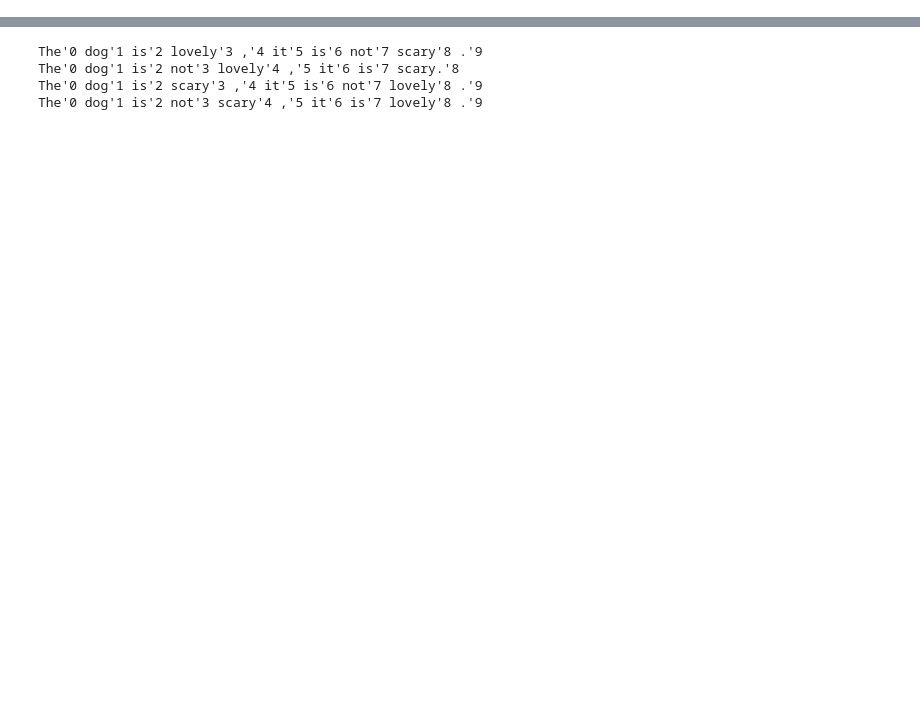
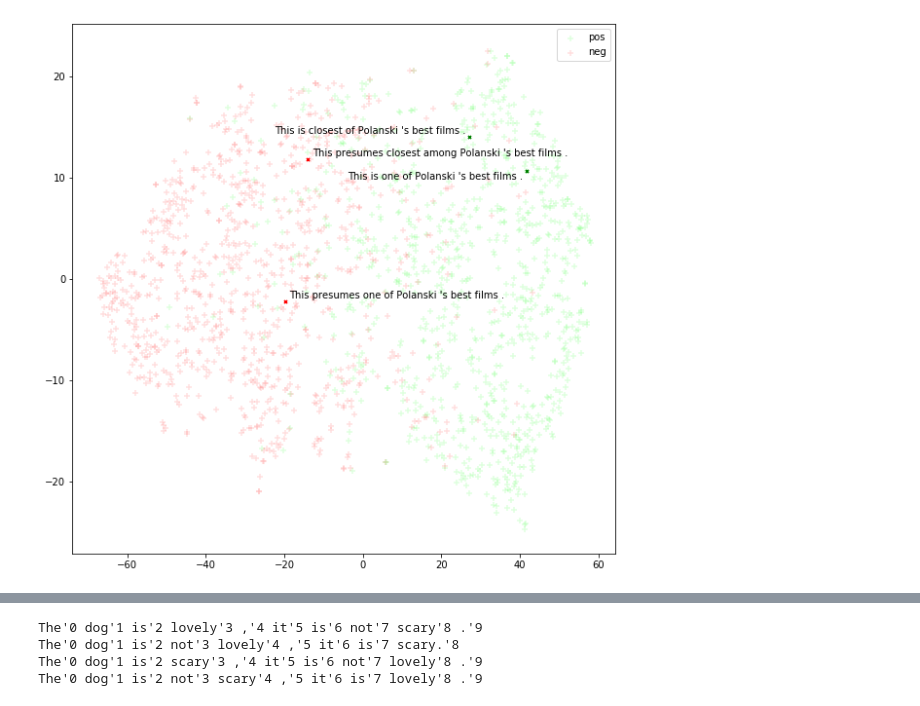
Before and after one commit to dugu9sword/dne, a Jupyter notebook: vis.ipynb, the cells around one changed output, grey strips where cells are left out. Drawn from its saved outputs; the diff is of its cells as text; code cells hidden in the pictures; blank space fills up the shorter version.

```diff
--- a/vis.ipynb
+++ b/vis.ipynb
@@ -101,0 +25,17 @@ torch.cuda.empty_cache()
+# %%
+class Config:
+    def __init__(self):
+        super().__init__()
+        self.pretrain = "fasttext_ol"
+        self.fix_embed = True
+        # self.mode = 'train'
+
+        self.bert_noise = 0.0
+        self.embed_noise = 0.0
+        self.lstm_noise = 0.0
+
+config = Config()
+ram_write("config", config)
+
+task = Task(config) # type: Task
+task.from_trained()
@@ -138,0 +148,54 @@ def inc_repr(sent='hello world'):
+# %%
+# allenutil.as_sentence(instance)
+mysents = [
+#     "Emerges as something rare , an issue movie that 's so honest and keenly observed that it does n't feel like one .",
+#     "Emerges too much rare , an issue movie that 's only honest and keenly observed that here does n't feel like one .",
+#     "Offers that rare combination of entertainment and education .",
+#     "Offers why rare combination of entertainment and education .",
+
+#     "Offers why seldom combined of entertainment and education .",
+#     "Offers why rare combined of entertainment and education .",
+
+    "This is one of Polanski 's best films .",
+    "This presumes one of Polanski 's best films .",
+    "This is closest of Polanski 's best films .",
+    "This presumes closest among Polanski 's best films ."
+
+#     "Daring , mesmerizing and exceedingly hard to forget .",
+#     "Daring , mesmerizing then exceedingly hard way forgot .",
+
+#     "Daring , mesmerizing and exceedingly hard to forget .",
+#     "Daring , mesmerizing and exceedingly hard to forgot .",
+#     "Daring , mesmerizing and exceedingly hard way forget .",
+#     "Daring , mesmerizing and exceedingly hard way forgot .",
+
+#     "An unabashedly schmaltzy and thoroughly enjoyable true story .",
+#     "An unabashedly triteness the minutely enjoyable contrary story .",
+
+#     "A thoughtful look at a painful incident that made headlines in 1995 .",
+#     "A thoughtful stare the just painful incident itself made headlines in 1995 ."
+
+#     "I like you .",
+#     "I do not like you .",
+#     "I hate you .",
+#     "I do not hate you .",
+]
+my_embeds = []
+my_preds = []
+for sent in mysents:
+    embed, pred = get_internals(sent)
+    my_embeds.append(embed)
+    my_preds.extend(pred)
+my_embeds = torch.cat(my_embeds, dim=0)
+
+all_embeds = np.concatenate([sst_embeds.cpu().numpy(), my_embeds.cpu().numpy()])
+
+plotter = TSNEPlotter(all_embeds,
+                      mask = sst_labels + my_preds,
+                      base_num =sst_embeds.shape[0],
+                      annotations=mysents
+#                       annotations=[str(idx) for idx in range(len(mysents))]
+                     )
+plotter.plot()
+# %% [output]
+[figure, added]
```
Also changed, not shown: parts of 17 cells of this notebook, 5 other files.
